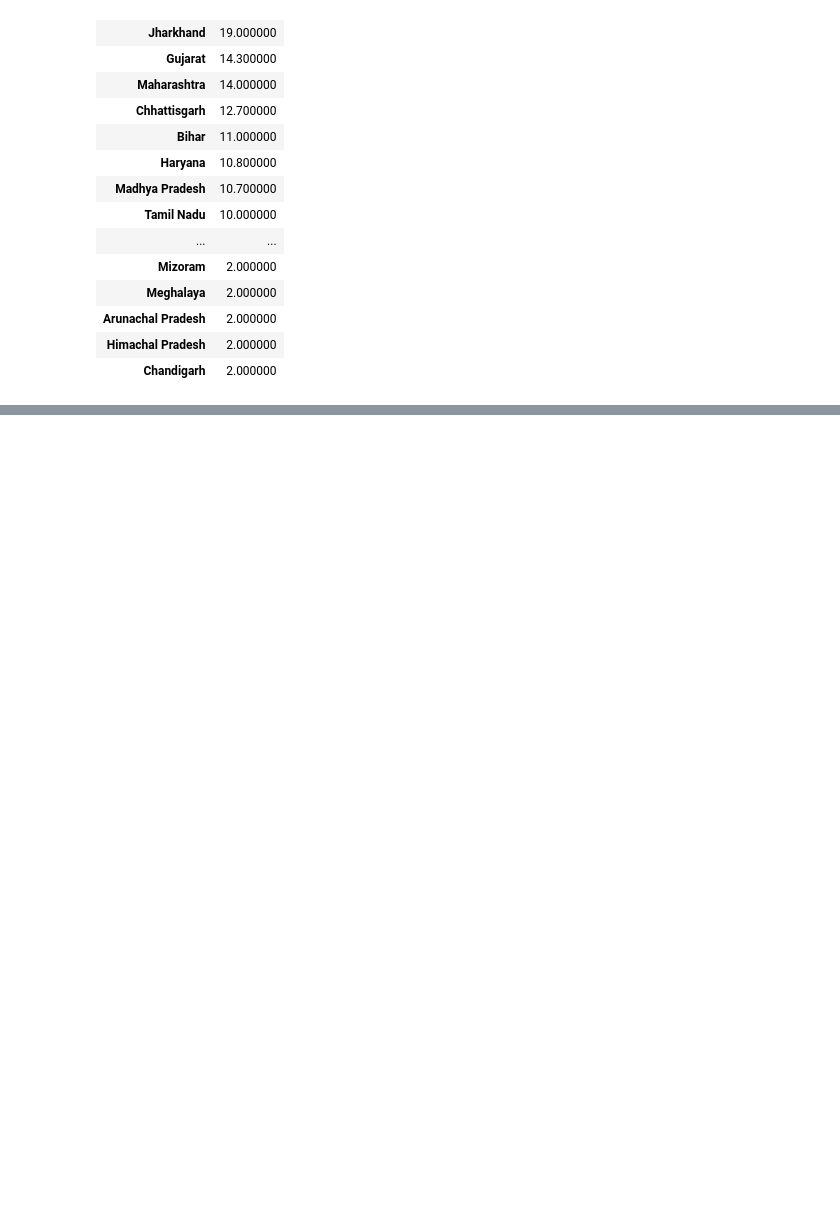
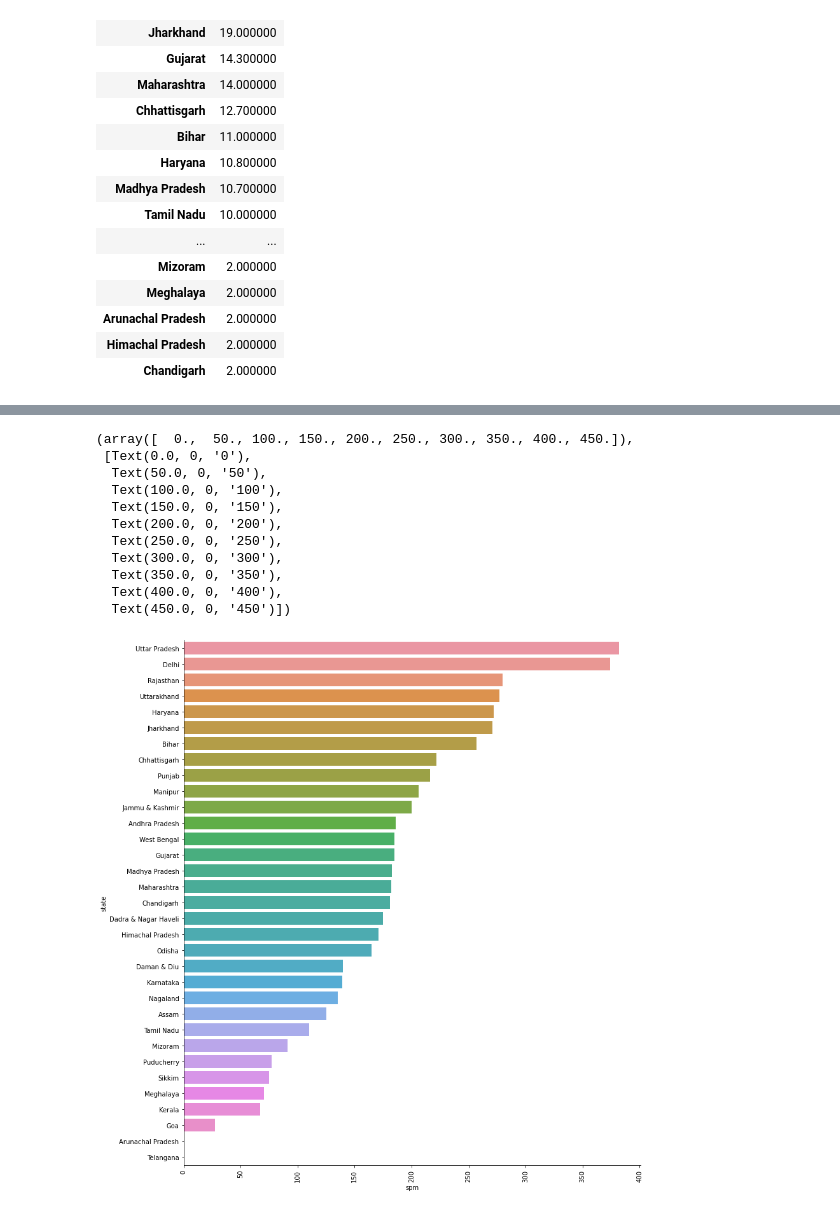
Before and after one commit to hd1801/AQI-Data-Analysis-Project, a Jupyter notebook: AQI.ipynb, the cells around one changed output, grey strips where cells are left out. Cells and saved outputs as stored; diff of their text form; code cells hidden in the pictures; blank space fills up the shorter version.

```diff
--- a/AQI.ipynb
+++ b/AQI.ipynb
@@ -301,0 +340,17 @@ plt.xticks(rotation=90)
+# %%
+spm=data[['spm', 'state']].groupby(['state']).median().sort_values("spm", ascending = False)
+ax = sns.catplot(x="spm", y=spm.index, data=spm, kind="bar" , height=12)
+plt.xticks(rotation=90)
+# %% [output]
+(array([  0.,  50., 100., 150., 200., 250., 300., 350., 400., 450.]),
+ [Text(0.0, 0, '0'),
+  Text(50.0, 0, '50'),
+  Text(100.0, 0, '100'),
+  Text(150.0, 0, '150'),
+  Text(200.0, 0, '200'),
+  Text(250.0, 0, '250'),
+  Text(300.0, 0, '300'),
+  Text(350.0, 0, '350'),
+  Text(400.0, 0, '400'),
+  Text(450.0, 0, '450')])
+[figure, added]
```
Also changed, not shown: parts of 10 cells of this notebook.
